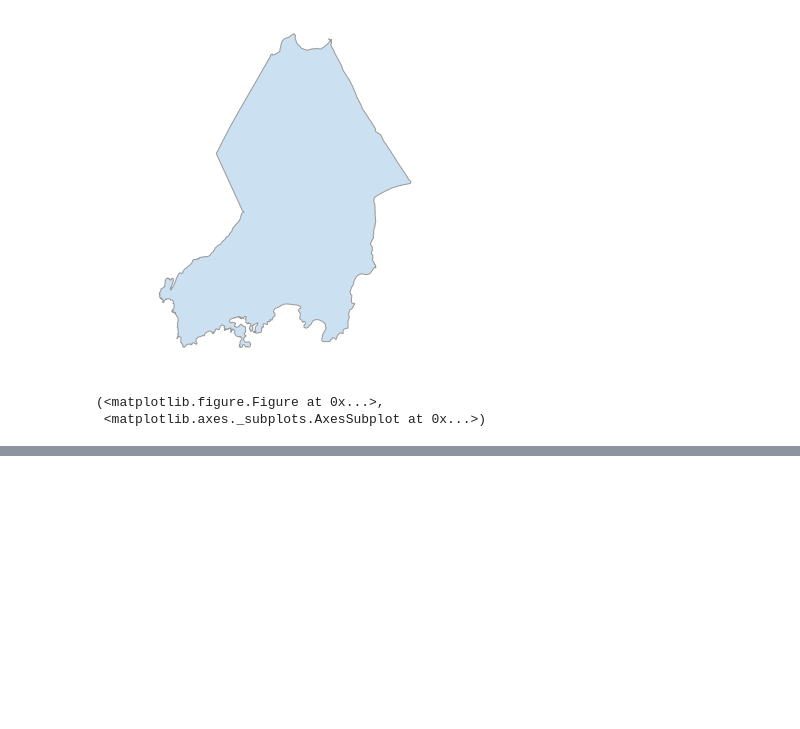
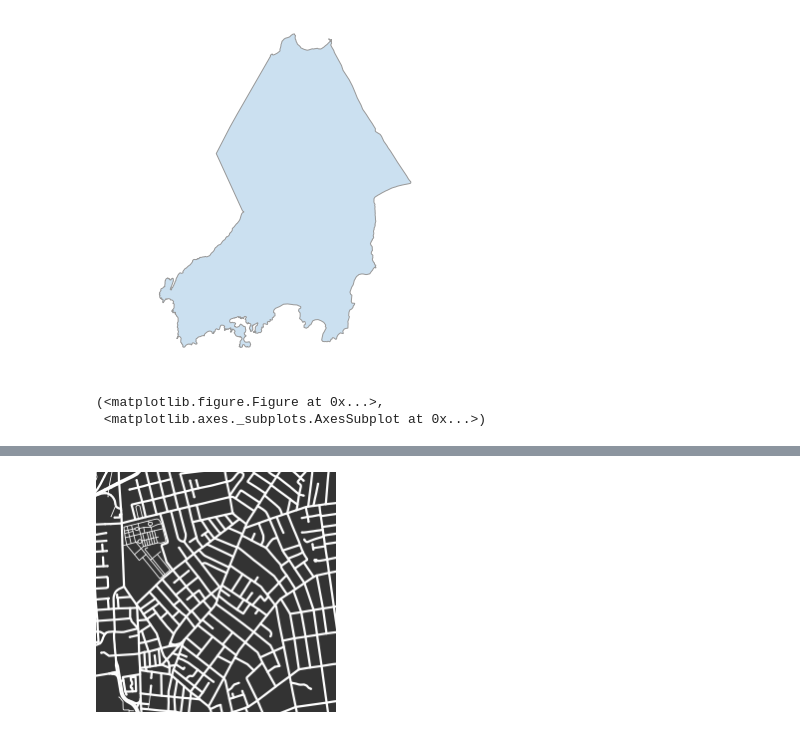
Before and after one commit to NewportDataProject/Python_OSM, a Jupyter notebook: jupyter/simple-plots.ipynb, the cells around one changed output, grey strips where cells are left out. Cells and saved outputs as stored; diff of their text form; code cells hidden in the pictures; blank space fills up the shorter version.

```diff
--- a/jupyter/simple-plots.ipynb
+++ b/jupyter/simple-plots.ipynb
@@ -28,0 +59,6 @@ max(btwn_streets.values())
+# %%
+place = 'Equality Park, Newport, RI, USA'
+fig, ax = ox.plot_figure_ground(address=place, filename=place, dpi=dpi)
+Image('{}/{}.{}'.format(img_folder, place, extension), height=size, width=size)
+# %% [output]
+[figure, added]
```
Also changed, not shown: parts of 12 cells of this notebook, 7 other files.
